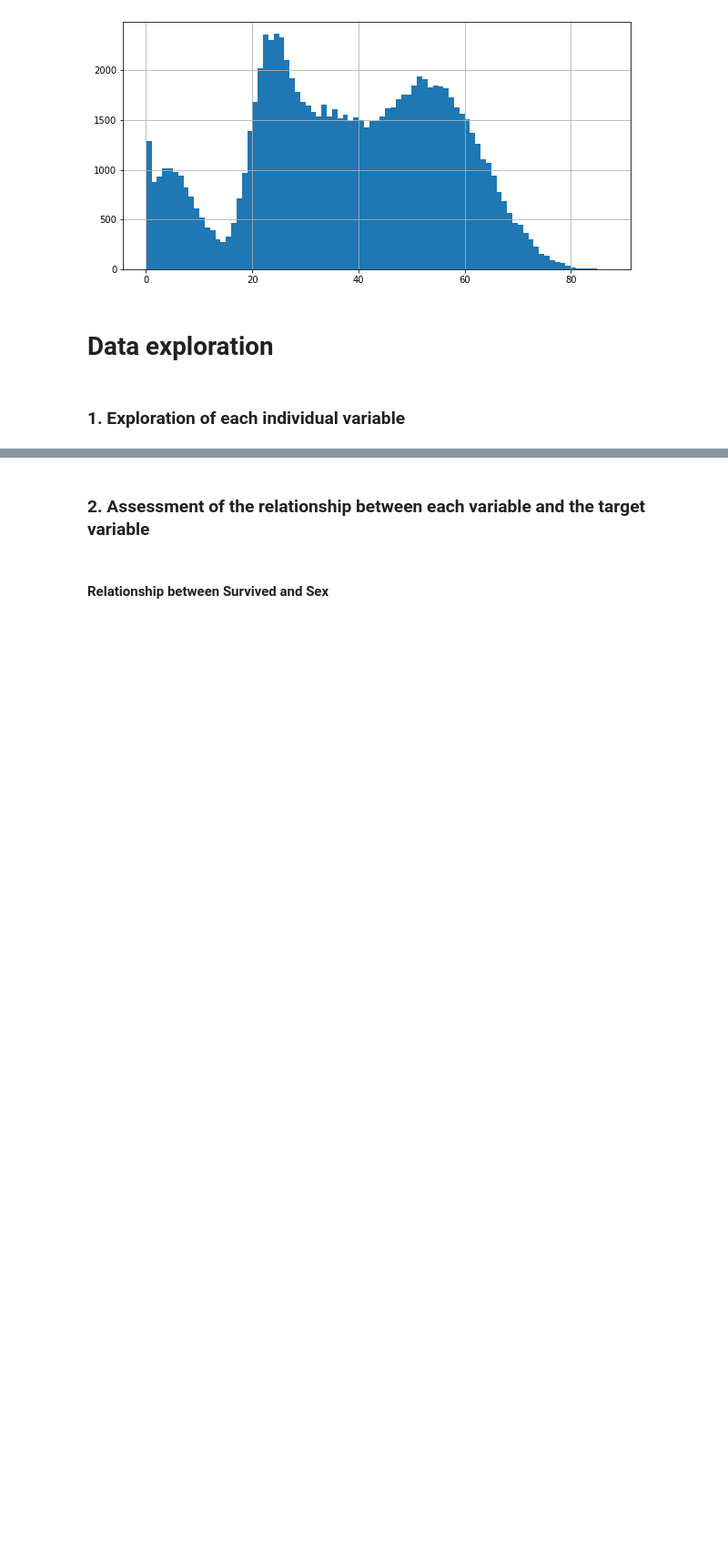
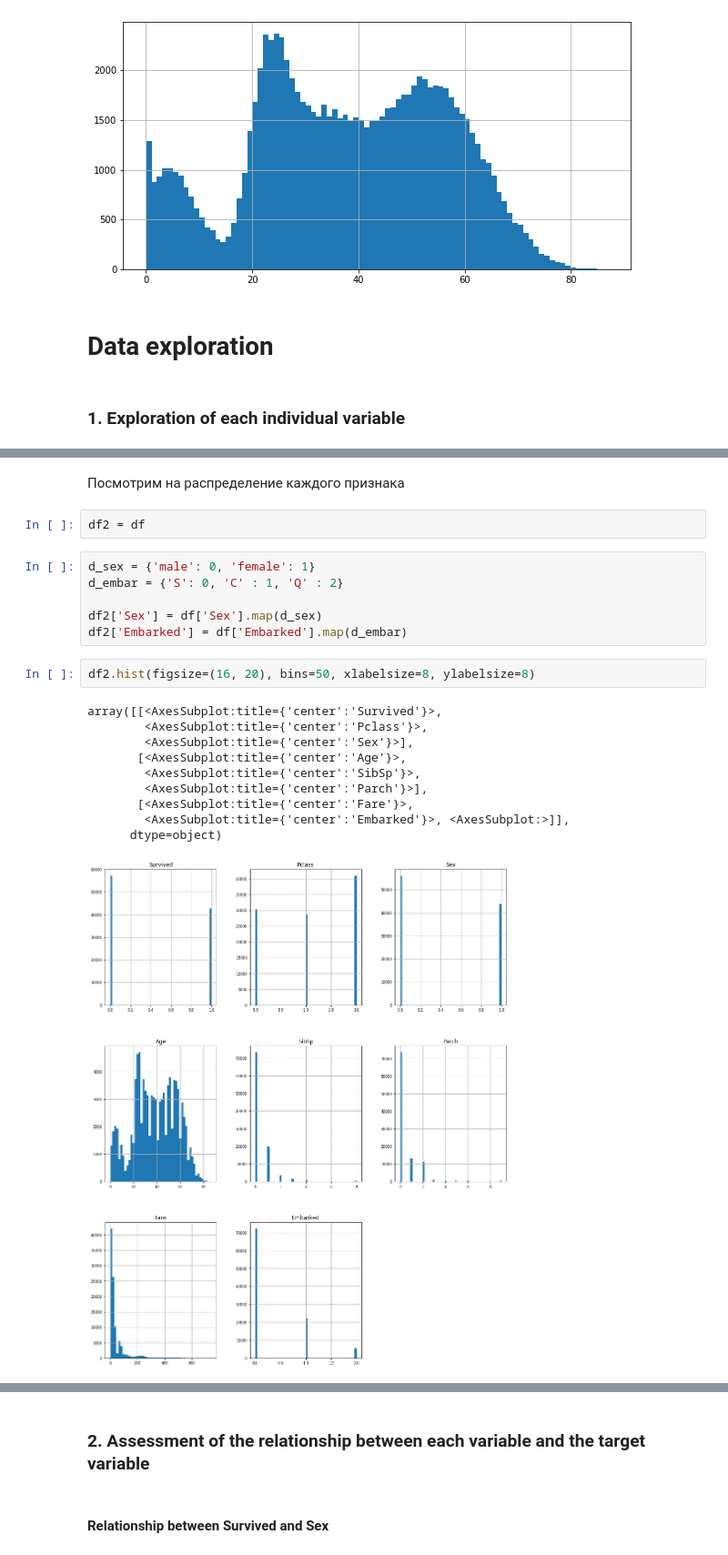
Before and after one commit to Sekai-no-uragawa/2_Descriptive-Statistics-and-Data-Exploration, a Jupyter notebook: eda.ipynb, the cells around one changed output, grey strips where cells are left out. Shown at 91% size. Cells and saved outputs as stored; diff of their text form; blank space fills up the shorter version.

```diff
--- a/eda.ipynb
+++ b/eda.ipynb
@@ -212,0 +217,23 @@ Unique values: [1 0]
+# %% [markdown]
+Посмотрим на распределение каждого признака
+# %%
+df2 = df
+# %%
+d_sex = {'male': 0, 'female': 1}
+d_embar = {'S': 0, 'C' : 1, 'Q' : 2}
+
+df2['Sex'] = df['Sex'].map(d_sex)
+df2['Embarked'] = df['Embarked'].map(d_embar)
+# %%
+df2.hist(figsize=(16, 20), bins=50, xlabelsize=8, ylabelsize=8)
+# %% [output]
+array([[<AxesSubplot:title={'center':'Survived'}>,
+        <AxesSubplot:title={'center':'Pclass'}>,
+        <AxesSubplot:title={'center':'Sex'}>],
+       [<AxesSubplot:title={'center':'Age'}>,
+        <AxesSubplot:title={'center':'SibSp'}>,
+        <AxesSubplot:title={'center':'Parch'}>],
+       [<AxesSubplot:title={'center':'Fare'}>,
+        <AxesSubplot:title={'center':'Embarked'}>, <AxesSubplot:>]],
+      dtype=object)
+[figure, added]
```
Also changed, not shown: parts of 50 cells of this notebook.
